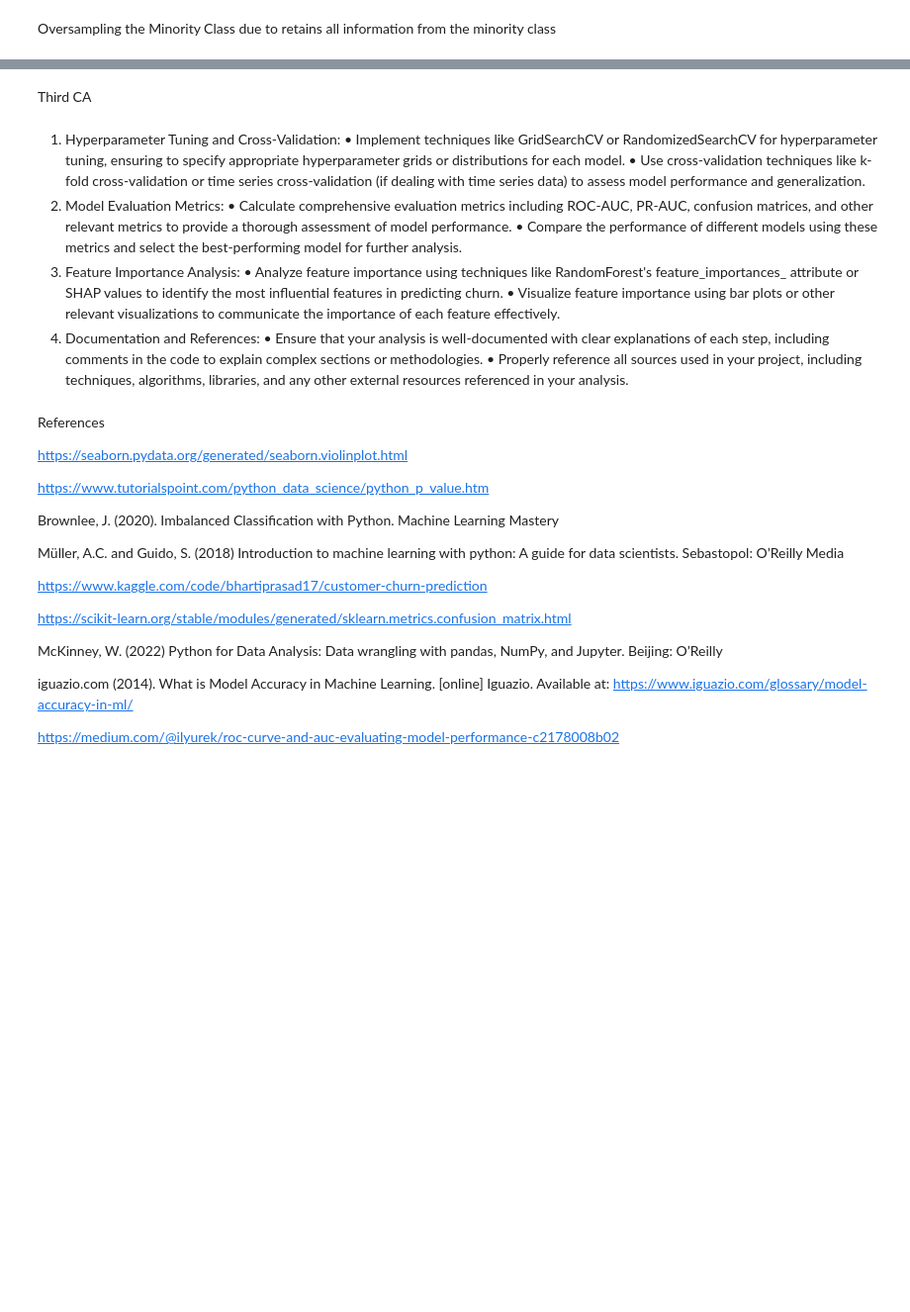
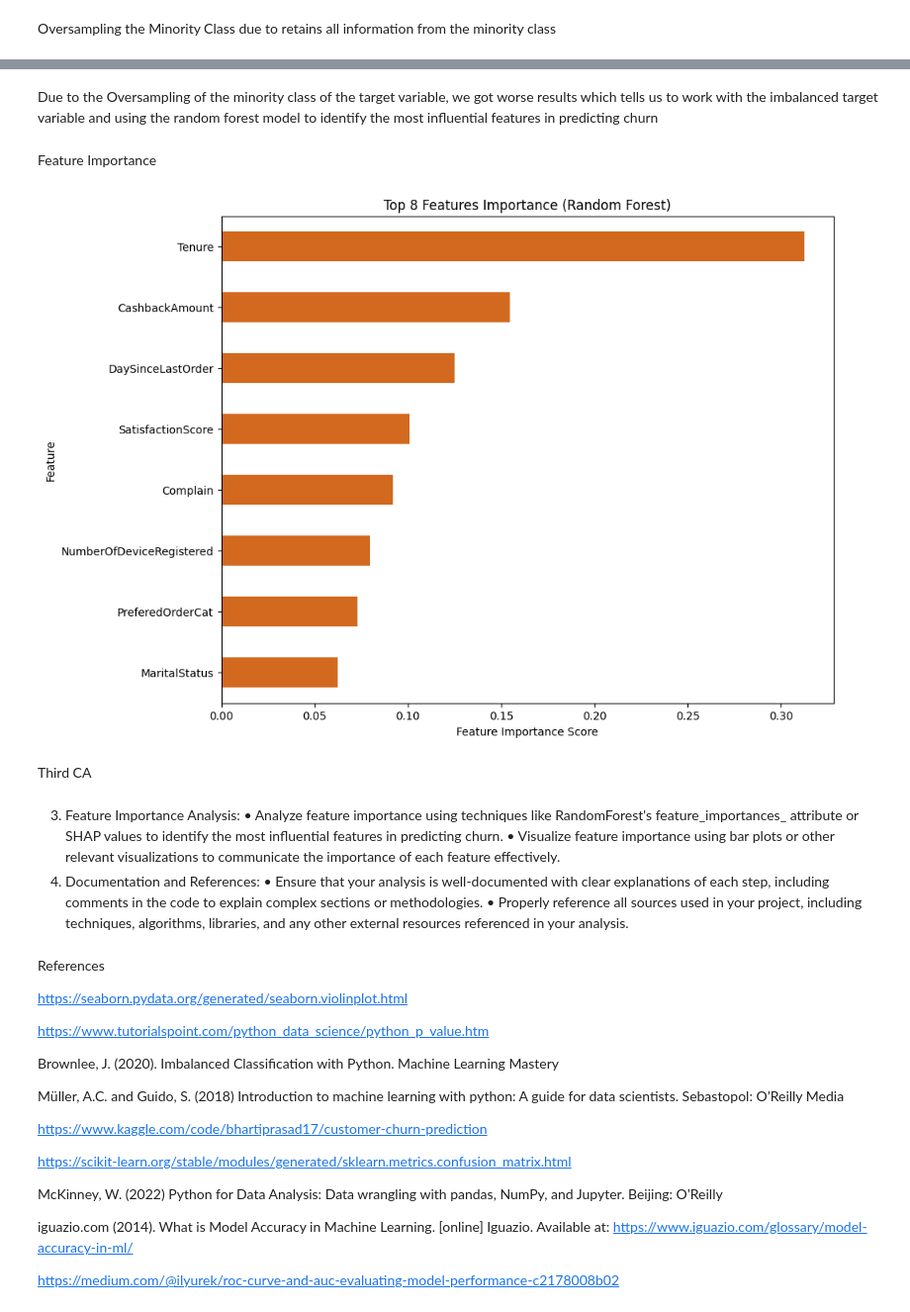
Before and after one commit to CCT-Dublin/capstone-project-riccardopossier, a Jupyter notebook: CA2_RP.ipynb, the cells around one changed output, grey strips where cells are left out. Shown at 99% size. Drawn from its saved outputs; the diff is of its cells as text; code cells hidden in the pictures; blank space fills up the shorter version.

Commit message:
Feature Importance RF

```diff
--- a/CA2_RP.ipynb
+++ b/CA2_RP.ipynb
@@ -733,12 +738,20 @@ ROC AUC: 0.8321
+# %% [markdown]
+Due to the Oversampling of the minority class of the target  variable, we got worse results which tells us to work with the imbalanced target variable and using the random forest model to identify the most influential features in predicting churn
+# %% [markdown]
+Feature Importance
+# %%
+feat_importances_rf = pd.Series(grid_rf.best_estimator_.feature_importances_, index=X.columns)
+plt.figure(figsize=(10, 8))
+feat_importances_rf.nlargest(8).plot(kind='barh', color='chocolate')
+plt.xlabel('Feature Importance Score')
+plt.ylabel('Feature')
+plt.title('Top 8 Features Importance (Random Forest)')
+plt.gca().invert_yaxis()
+# %% [output]
+[figure, added]
 # %% [markdown]
 Third CA
 # %% [markdown]
-1.	Hyperparameter Tuning and Cross-Validation:
-•	Implement techniques like GridSearchCV or RandomizedSearchCV for hyperparameter tuning, ensuring to specify appropriate hyperparameter grids or distributions for each model.
-•	Use cross-validation techniques like k-fold cross-validation or time series cross-validation (if dealing with time series data) to assess model performance and generalization.
-2.	Model Evaluation Metrics:
-•	Calculate comprehensive evaluation metrics including ROC-AUC, PR-AUC, confusion matrices, and other relevant metrics to provide a thorough assessment of model performance.
-•	Compare the performance of different models using these metrics and select the best-performing model for further analysis.
 3.	Feature Importance Analysis:
 •	Analyze feature importance using techniques like RandomForest's feature_importances_ attribute or SHAP values to identify the most influential features in predicting churn.
 •	Visualize feature importance using bar plots or other relevant visualizations to communicate the importance of each feature effectively.
```
Also changed, not shown: parts of 7 cells of this notebook.
